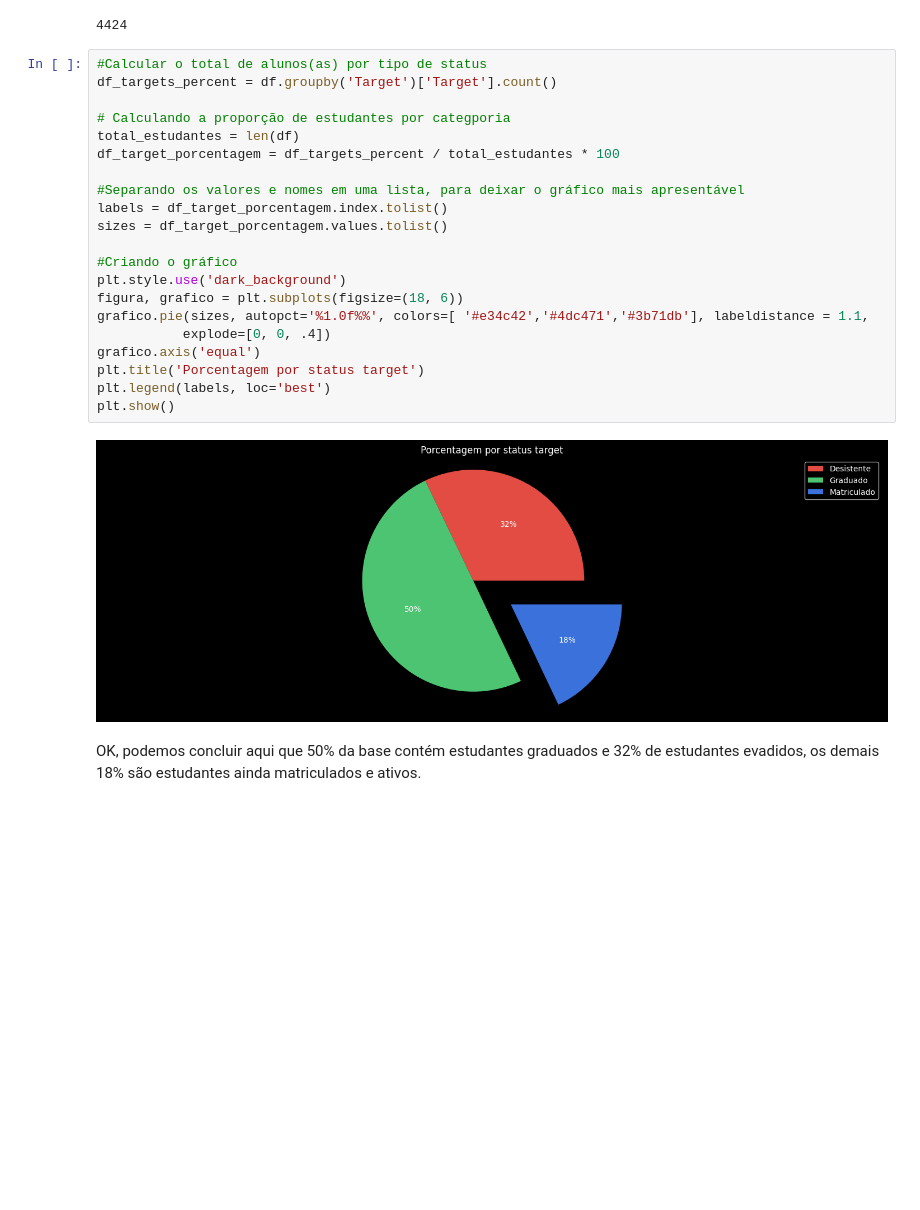
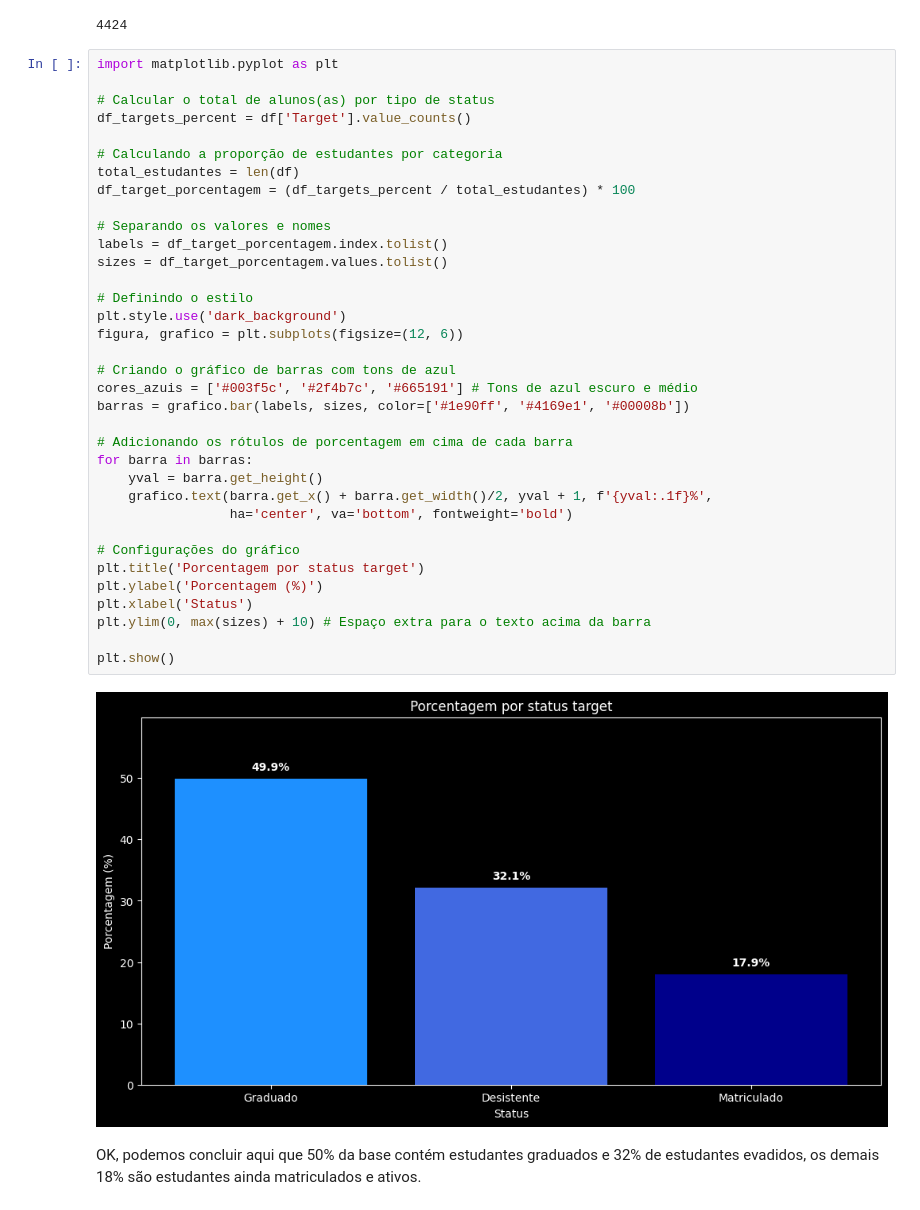
Before and after one commit to LudmilaRocha/Arquitetura_de_Pipelines_para_Previs-o_de_Churn, a Jupyter notebook: Arquitetura_de_Pipelines_para_Previsão_de_Churn.ipynb, the cells around one changed output. Cells and saved outputs as stored; diff of their text form; blank space fills up the shorter version.

Commit message:
Commit de ajustes no Grafico de Barras

```diff
--- a/Arquitetura_de_Pipelines_para_Previsão_de_Churn.ipynb
+++ b/Arquitetura_de_Pipelines_para_Previsão_de_Churn.ipynb
@@ -83,28 +83,42 @@ len(df)
 # %% [output]
 4424
 # %%
-#Calcular o total de alunos(as) por tipo de status
-df_targets_percent = df.groupby('Target')['Target'].count()
+import matplotlib.pyplot as plt
 
-# Calculando a proporção de estudantes por categporia
+# Calcular o total de alunos(as) por tipo de status
+df_targets_percent = df['Target'].value_counts()
+
+# Calculando a proporção de estudantes por categoria
 total_estudantes = len(df)
-df_target_porcentagem = df_targets_percent / total_estudantes * 100
+df_target_porcentagem = (df_targets_percent / total_estudantes) * 100
 
-#Separando os valores e nomes em uma lista, para deixar o gráfico mais apresentável
+# Separando os valores e nomes
 labels = df_target_porcentagem.index.tolist()
 sizes = df_target_porcentagem.values.tolist()
 
-#Criando o gráfico
+# Definindo o estilo
 plt.style.use('dark_background')
-figura, grafico = plt.subplots(figsize=(18, 6))
-grafico.pie(sizes, autopct='%1.0f%%', colors=[ '#e34c42','#4dc471','#3b71db'], labeldistance = 1.1,
-           explode=[0, 0, .4])
-grafico.axis('equal')
+figura, grafico = plt.subplots(figsize=(12, 6))
+
+# Criando o gráfico de barras com tons de azul
+cores_azuis = ['#003f5c', '#2f4b7c', '#665191'] # Tons de azul escuro e médio
+barras = grafico.bar(labels, sizes, color=['#1e90ff', '#4169e1', '#00008b'])
+
+# Adicionando os rótulos de porcentagem em cima de cada barra
+for barra in barras:
+    yval = barra.get_height()
+    grafico.text(barra.get_x() + barra.get_width()/2, yval + 1, f'{yval:.1f}%',
+                 ha='center', va='bottom', fontweight='bold')
+
+# Configurações do gráfico
 plt.title('Porcentagem por status target')
-plt.legend(labels, loc='best')
+plt.ylabel('Porcentagem (%)')
+plt.xlabel('Status')
+plt.ylim(0, max(sizes) + 10) # Espaço extra para o texto acima da barra
+
 plt.show()
 # %% [output]
-[figure, old version]
+[figure, new version]
 # %% [markdown]
 OK, podemos concluir aqui que 50% da base contém estudantes graduados e 32% de estudantes evadidos, os demais 18% são estudantes ainda matriculados e ativos.
 # %% [markdown]
```
